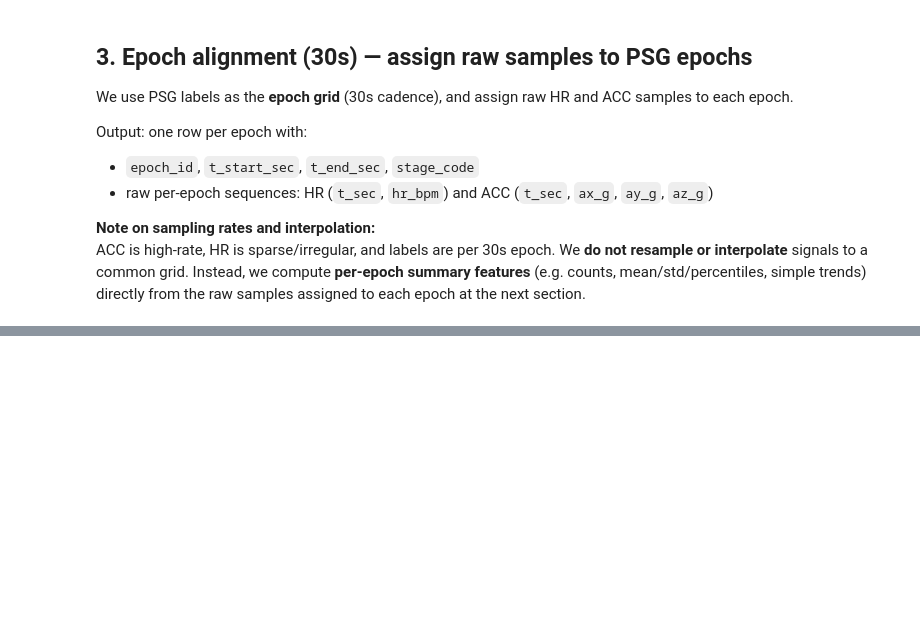
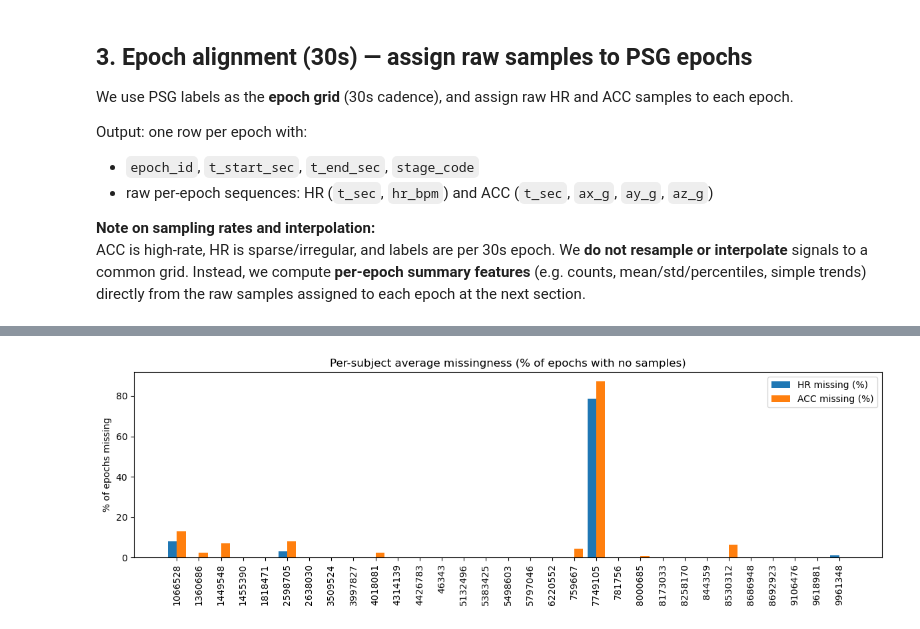
Before and after one commit to ChouaibB/wearables-ml-examples, a Jupyter notebook: notebooks/03_sleep_stage_classification_from_wrist_acc_hr_sleep_accel.ipynb, the cells around one changed output, grey strips where cells are left out. Cells and saved outputs as stored; diff of their text form; code cells hidden in the pictures; blank space fills up the shorter version.

```diff
--- a/notebooks/03_sleep_stage_classification_from_wrist_acc_hr_sleep_accel.ipynb
+++ b/notebooks/03_sleep_stage_classification_from_wrist_acc_hr_sleep_accel.ipynb
@@ -363,0 +379,27 @@ epoch_features shape: (952, 11)
+# %%
+miss = (
+    epoch_features.groupby("subject_id")
+    .agg(
+        hr_missing_pct=("hr_count", lambda s: 100.0 * (s == 0).mean()),
+        acc_missing_pct=("acc_mag_count", lambda s: 100.0 * (s == 0).mean()),
+        n_epochs=("epoch_id", "size"),
+    )
+    .reset_index()
+    .sort_values("subject_id")
+)
+
+x = np.arange(len(miss))
+width = 0.4
+
+plt.figure(figsize=(12, 4))
+plt.bar(x - width/2, miss["hr_missing_pct"], width, label="HR missing (%)")
+plt.bar(x + width/2, miss["acc_missing_pct"], width, label="ACC missing (%)")
+
+plt.xticks(x, miss["subject_id"], rotation=90)
+plt.ylabel("% of epochs missing")
+plt.title("Per-subject average missingness (% of epochs with no samples)")
+plt.legend()
+plt.tight_layout()
+plt.show()
+# %% [output]
+[figure, added]
```
Also changed, not shown: parts of 7 cells of this notebook.
